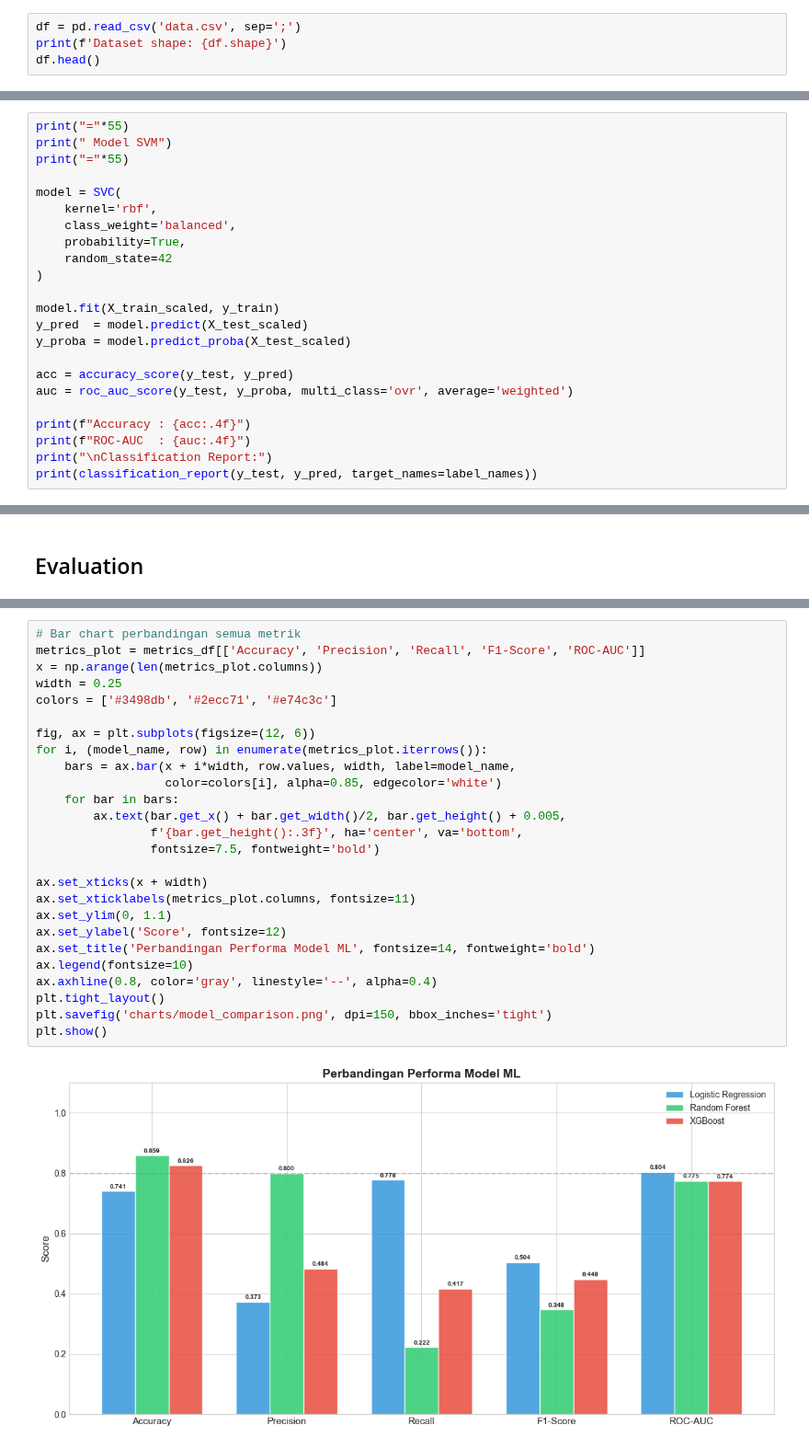
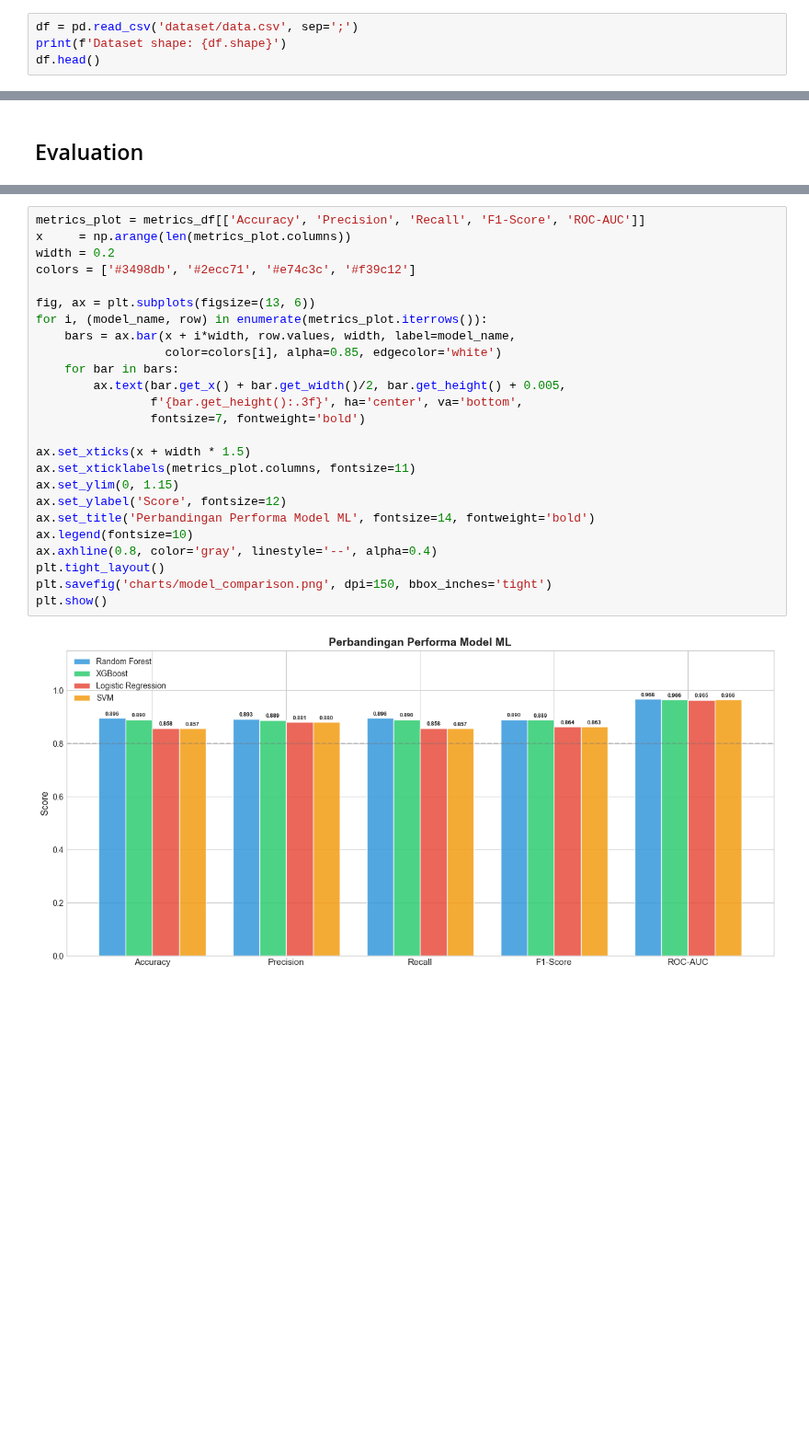
Before and after one commit to GaryFaldi/student-attrition-analysis, a Jupyter notebook: notebook.ipynb, the cells around one changed output, grey strips where cells are left out. Shown at 92% size. Drawn from its saved outputs; the diff is of its cells as text; blank space fills up the shorter version.

```diff
--- a/notebook.ipynb
+++ b/notebook.ipynb
@@ -38,7 +40,7 @@ Libraries loaded successfully!
 # %% [markdown]
 ### Menyiapkan data yang akan digunakan
 # %%
-df = pd.read_csv('data.csv', sep=';')
+df = pd.read_csv('dataset/data.csv', sep=';')
 print(f'Dataset shape: {df.shape}')
 df.head()
 # %% [output]
@@ -591,23 +455,0 @@ weighted avg       0.88      0.86      0.86       885
-# %%
-print("="*55)
-print(" Model SVM")
-print("="*55)
-
-model = SVC(
-    kernel='rbf',
-    class_weight='balanced',
-    probability=True,
-    random_state=42
-)
-
-model.fit(X_train_scaled, y_train)
-y_pred  = model.predict(X_test_scaled)
-y_proba = model.predict_proba(X_test_scaled)
-
-acc = accuracy_score(y_test, y_pred)
-auc = roc_auc_score(y_test, y_proba, multi_class='ovr', average='weighted')
-
-print(f"Accuracy : {acc:.4f}")
-print(f"ROC-AUC  : {auc:.4f}")
-print("\nClassification Report:")
-print(classification_report(y_test, y_pred, target_names=label_names))
@@ -658,29 +548,28 @@ Best model (F1-Score): Logistic Regression
 # %%
-# Bar chart perbandingan semua metrik
 metrics_plot = metrics_df[['Accuracy', 'Precision', 'Recall', 'F1-Score', 'ROC-AUC']]
-x = np.arange(len(metrics_plot.columns))
-width = 0.25
-colors = ['#3498db', '#2ecc71', '#e74c3c']
+x     = np.arange(len(metrics_plot.columns))
+width = 0.2
+colors = ['#3498db', '#2ecc71', '#e74c3c', '#f39c12']
 
-fig, ax = plt.subplots(figsize=(12, 6))
+fig, ax = plt.subplots(figsize=(13, 6))
 for i, (model_name, row) in enumerate(metrics_plot.iterrows()):
     bars = ax.bar(x + i*width, row.values, width, label=model_name,
                   color=colors[i], alpha=0.85, edgecolor='white')
     for bar in bars:
         ax.text(bar.get_x() + bar.get_width()/2, bar.get_height() + 0.005,
                 f'{bar.get_height():.3f}', ha='center', va='bottom',
-                fontsize=7.5, fontweight='bold')
+                fontsize=7, fontweight='bold')
 
-ax.set_xticks(x + width)
+ax.set_xticks(x + width * 1.5)
 ax.set_xticklabels(metrics_plot.columns, fontsize=11)
-ax.set_ylim(0, 1.1)
+ax.set_ylim(0, 1.15)
 ax.set_ylabel('Score', fontsize=12)
 ax.set_title('Perbandingan Performa Model ML', fontsize=14, fontweight='bold')
 ax.legend(fontsize=10)
 ax.axhline(0.8, color='gray', linestyle='--', alpha=0.4)
 plt.tight_layout()
 plt.savefig('charts/model_comparison.png', dpi=150, bbox_inches='tight')
 plt.show()
 # %% [output]
-[figure, old version]
+[figure, new version]
 # %%
```
Also changed, not shown: parts of 15 cells of this notebook, 1 other file.
